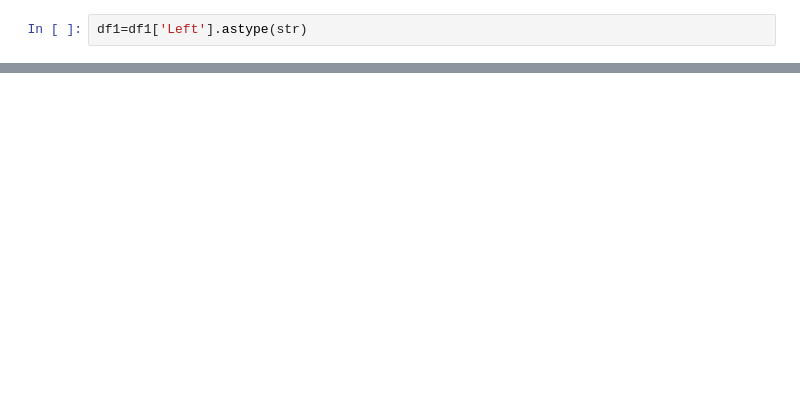
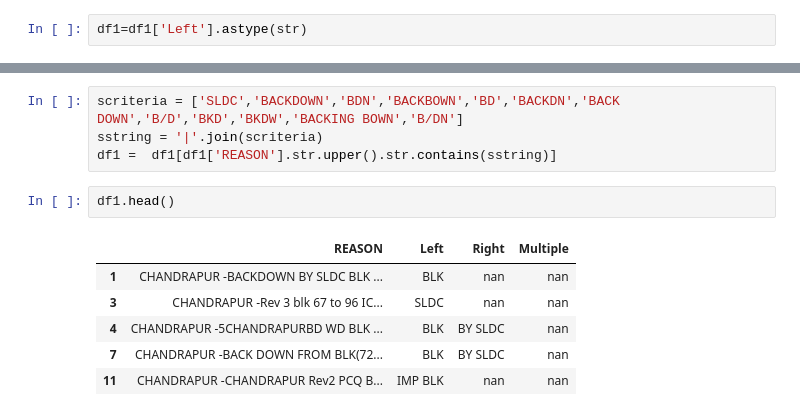
Before and after one commit to dharmendra-chouhan/Pandas_exercises_colab, a Jupyter notebook: revision2014.ipynb, the cells around one changed output, grey strips where cells are left out. Drawn from its saved outputs; the diff is of its cells as text; blank space fills up the shorter version.

```diff
--- a/revision2014.ipynb
+++ b/revision2014.ipynb
@@ -244,0 +282,13 @@ CHANDRAPUR -REV1:U-3 PCQ,U-5,6,7 CHP PROB :BLK 3-96 :1808-1347 MW:( ALSO INCLUDE
+# %%
+scriteria = ['SLDC','BACKDOWN','BDN','BACKBOWN','BD','BACKDN','BACK DOWN','B/D','BKD','BKDW','BACKING BOWN','B/DN']
+sstring = '|'.join(scriteria)
+df1 =  df1[df1['REASON'].str.upper().str.contains(sstring)]
+# %%
+df1.head()
+# %% [output]
+|  | REASON | Left | Right | Multiple |
+| 1 | CHANDRAPUR -BACKDOWN BY SLDC BLK ... | BLK | nan | nan |
+| 3 | CHANDRAPUR -Rev 3 blk 67 to 96 IC... | SLDC | nan | nan |
+| 4 | CHANDRAPUR -5CHANDRAPURBD WD BLK ... | BLK | BY SLDC | nan |
+| 7 | CHANDRAPUR -BACK DOWN FROM BLK(72... | BLK | BY SLDC | nan |
+| 11 | CHANDRAPUR -CHANDRAPUR Rev2 PCQ B... | IMP BLK | nan | nan |
```
Also changed, not shown: parts of 8 cells of this notebook.
